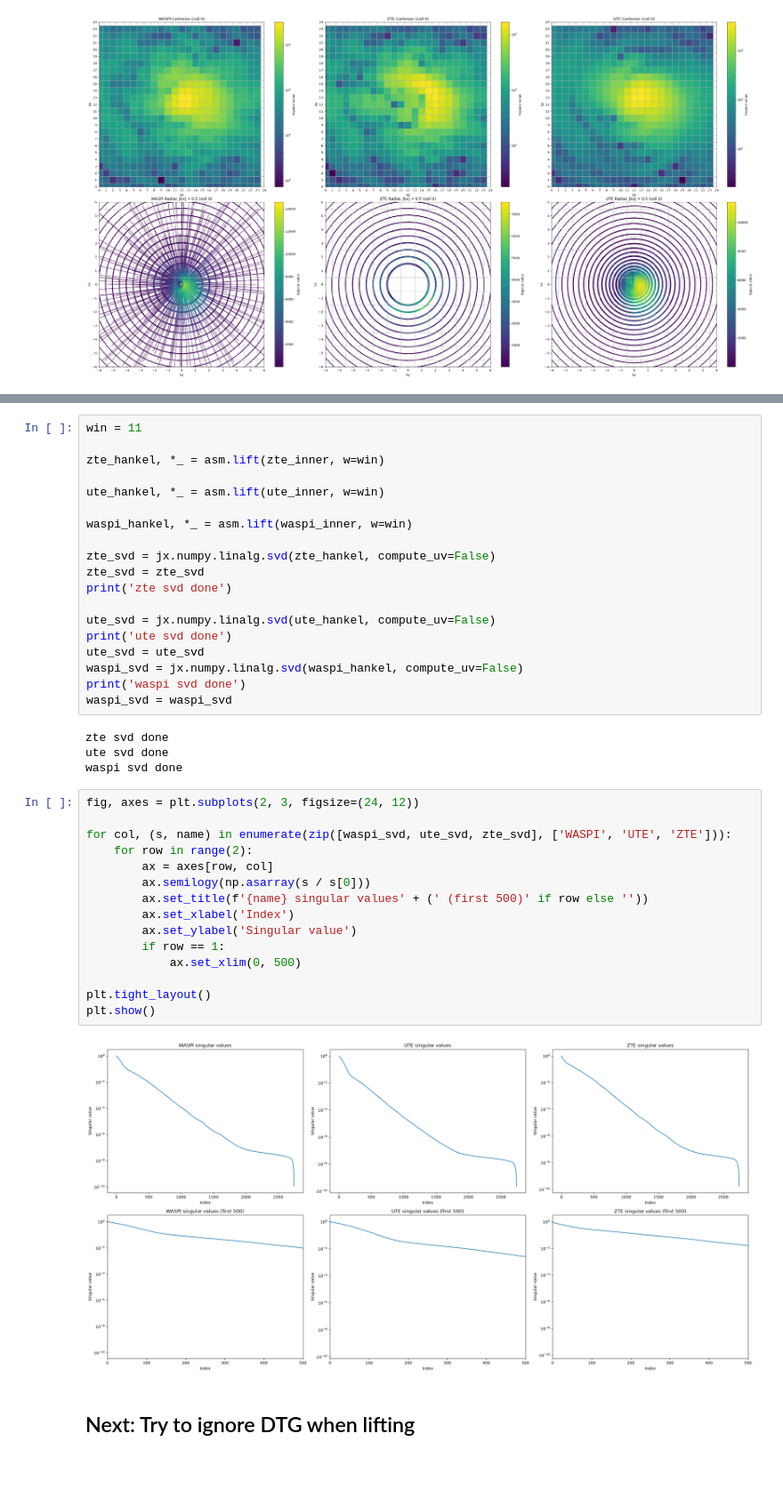
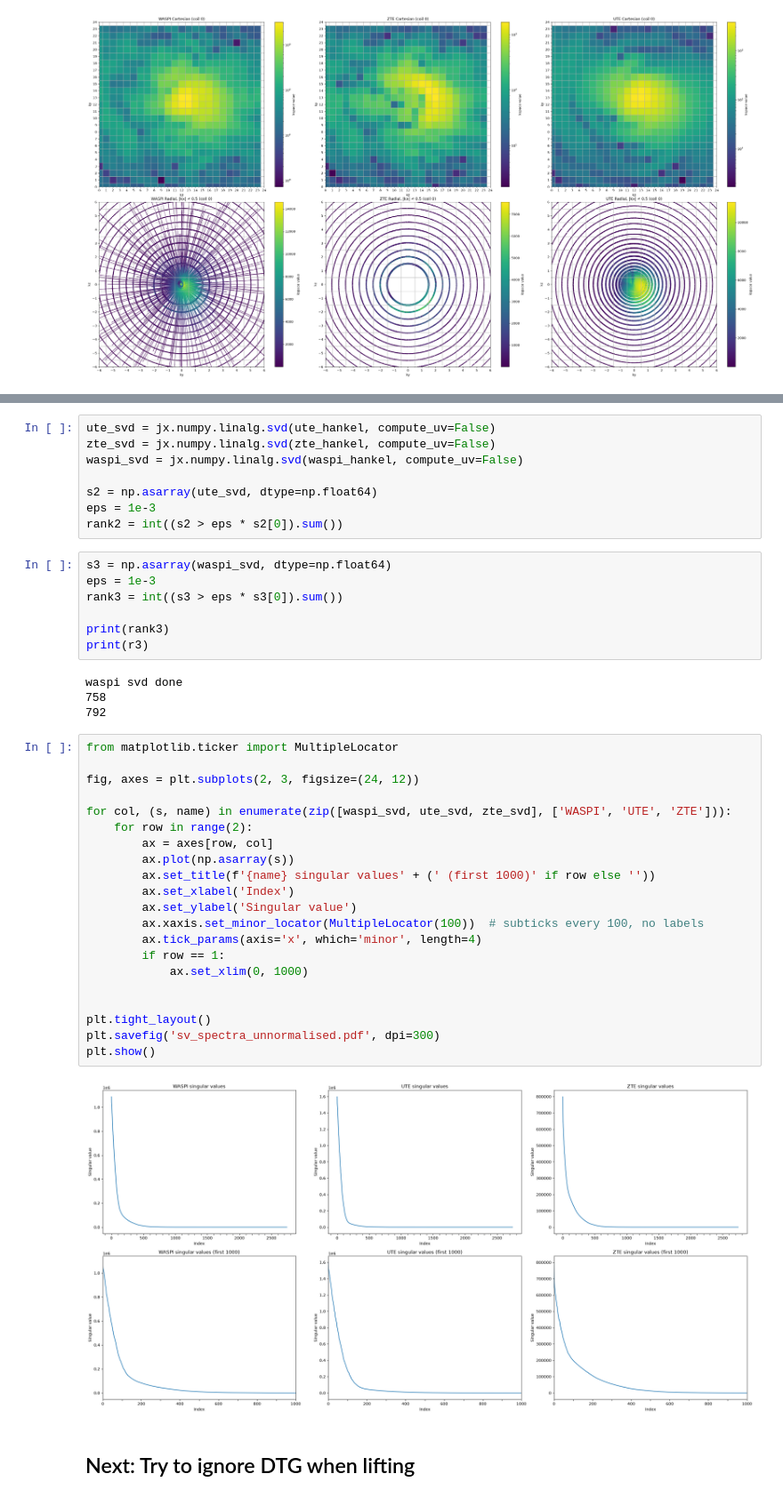
Before and after one commit to aymmulla/MSc-Project-ZTE, a Jupyter notebook: Paper Planning/UTE_Investigation/ZTE-UTE SV Spectrum.ipynb, the cells around one changed output, grey strips where cells are left out. Shown at 89% size. Saved outputs shown, nothing was run; the diff lists cells and outputs as text; blank space fills up the shorter version.

Commit message:
Working on sv spectra

```diff
--- a/Paper Planning/UTE_Investigation/ZTE-UTE SV Spectrum.ipynb
+++ b/Paper Planning/UTE_Investigation/ZTE-UTE SV Spectrum.ipynb
@@ -190,42 +228,44 @@ plt.show()
+# %%
+ute_svd = jx.numpy.linalg.svd(ute_hankel, compute_uv=False)
+zte_svd = jx.numpy.linalg.svd(zte_hankel, compute_uv=False)
+waspi_svd = jx.numpy.linalg.svd(waspi_hankel, compute_uv=False)
+
+s2 = np.asarray(ute_svd, dtype=np.float64)
+eps = 1e-3
+rank2 = int((s2 > eps * s2[0]).sum())
 # %%
-win = 11
+s3 = np.asarray(waspi_svd, dtype=np.float64)
+eps = 1e-3
+rank3 = int((s3 > eps * s3[0]).sum())
 
-zte_hankel, *_ = asm.lift(zte_inner, w=win)
-
-ute_hankel, *_ = asm.lift(ute_inner, w=win)
-
-waspi_hankel, *_ = asm.lift(waspi_inner, w=win)
-
-zte_svd = jx.numpy.linalg.svd(zte_hankel, compute_uv=False)
-zte_svd = zte_svd
-print('zte svd done')
-
-ute_svd = jx.numpy.linalg.svd(ute_hankel, compute_uv=False)
-print('ute svd done')
-ute_svd = ute_svd
-waspi_svd = jx.numpy.linalg.svd(waspi_hankel, compute_uv=False)
-print('waspi svd done')
-waspi_svd = waspi_svd
+print(rank3)
+print(r3)
 # %% [output]
-zte svd done
-ute svd done
 waspi svd done
+758
+792
 # %%
+from matplotlib.ticker import MultipleLocator
+
 fig, axes = plt.subplots(2, 3, figsize=(24, 12))
 
 for col, (s, name) in enumerate(zip([waspi_svd, ute_svd, zte_svd], ['WASPI', 'UTE', 'ZTE'])):
     for row in range(2):
         ax = axes[row, col]
-        ax.semilogy(np.asarray(s / s[0]))
-        ax.set_title(f'{name} singular values' + (' (first 500)' if row else ''))
+        ax.plot(np.asarray(s))
+        ax.set_title(f'{name} singular values' + (' (first 1000)' if row else ''))
         ax.set_xlabel('Index')
         ax.set_ylabel('Singular value')
+        ax.xaxis.set_minor_locator(MultipleLocator(100))  # subticks every 100, no labels
+        ax.tick_params(axis='x', which='minor', length=4)
         if row == 1:
-            ax.set_xlim(0, 500)
+            ax.set_xlim(0, 1000)
+
 
 plt.tight_layout()
+plt.savefig('sv_spectra_unnormalised.pdf', dpi=300)
 plt.show()
 # %% [output]
-[figure, old version]
+[figure, new version]
 # %% [markdown]
 ## Next: Try to ignore DTG when lifting
```
Also changed, not shown: parts of 6 cells of this notebook, 5 other files.
